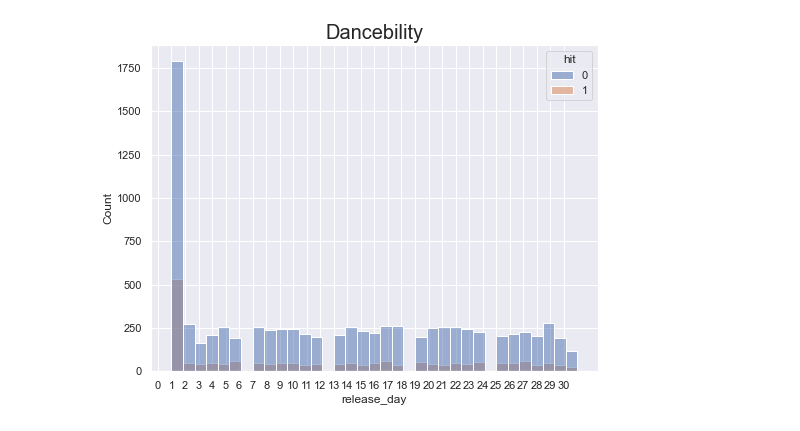
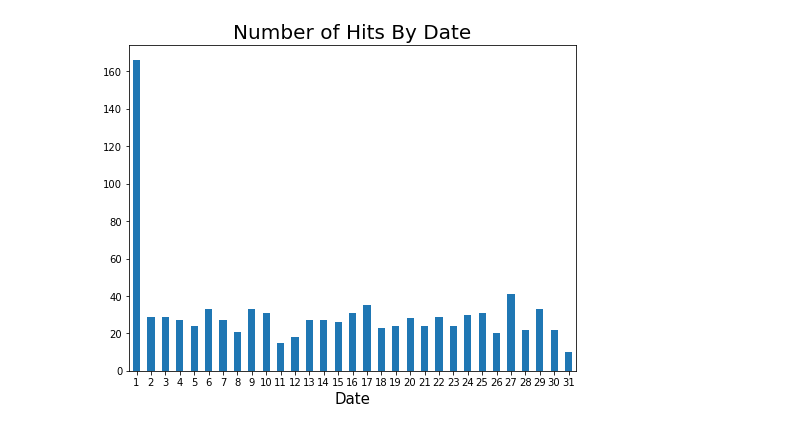
Before and after one commit to bcho91/Predicting-Hit-Songs, a Jupyter notebook: code/2_Data_Cleaning_EDA.ipynb, the cells around one changed output. Cells and saved outputs as stored; diff of their text form; code cells hidden in the pictures.

```diff
--- a/code/2_Data_Cleaning_EDA.ipynb
+++ b/code/2_Data_Cleaning_EDA.ipynb
@@ -37 +56,5 @@ Create new features that examine the day and month a track was released
+# %%
+# Create new duration column that shows track length in minutes
+songs['duration'] = (songs['duration_ms']/60000).round(2)
+songs.drop(columns='duration_ms', inplace=True)
 # %%
@@ -43,0 +66,4 @@ songs['release_year'] = songs['release_date'].apply(lambda x: x.year)
+# %%
+# Drop songs released in 2021
+songs = songs.loc[songs['release_year'] != 2021]
+songs.shape
@@ -97,0 +105,4 @@ songs.describe().T
+# %%
+# Create separate dataframe for songs that were hits
+
+hits = songs[songs['hit']==1]
@@ -97,0 +128,4 @@ songs.describe().T
+# %%
+# dropped Mariah Carey's All I Want For Christmas is You (1994) - outlier
+hits = hits.loc[hits['release_year'] >= 2010]
+hits.describe().T
@@ -98,7 +195,8 @@ songs.describe().T
 # %%
 plt.figure(figsize=(8,6))
-sns.histplot(songs, x='release_day', hue='hit',bins=35)
-plt.xticks(np.arange(0, 31, 1))
-plt.title('Dancebility', fontsize=20);
+hits.groupby('release_day')['hit'].sum().plot(kind='bar')
+plt.xlabel('Date', fontsize=15)
+plt.xticks(rotation=0)
+plt.title('Number of Hits By Date', fontsize=20);
 # %% [output]
-[figure, old version]
+[figure, new version]
```
Also changed, not shown: parts of 51 cells of this notebook, 3 other files.
